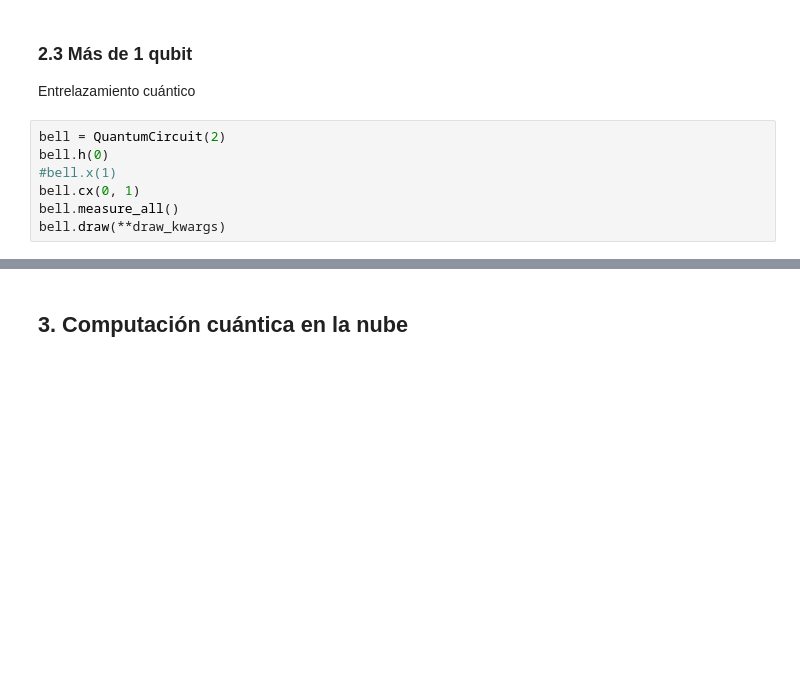
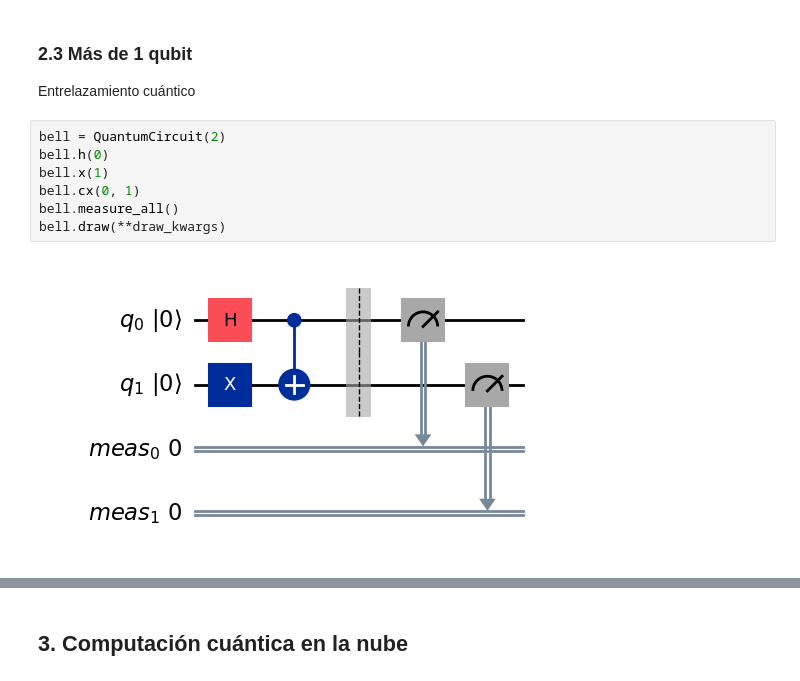
Before and after one commit to AlbertoJOR/tutorialQiskit, a Jupyter notebook: tutorial.ipynb, the cells around one changed output, grey strips where cells are left out. Drawn from its saved outputs; the diff is of its cells as text; blank space fills up the shorter version.

```diff
--- a/tutorial.ipynb
+++ b/tutorial.ipynb
@@ -89,9 +104,11 @@ Entrelazamiento cuántico
 # %%
 bell = QuantumCircuit(2)
 bell.h(0)
-#bell.x(1)
+bell.x(1)
 bell.cx(0, 1)
 bell.measure_all()
 bell.draw(**draw_kwargs)
+# %% [output]
+[figure, added]
 # %%
 simulator = AerSimulator()
```
Also changed, not shown: parts of 42 cells of this notebook.
